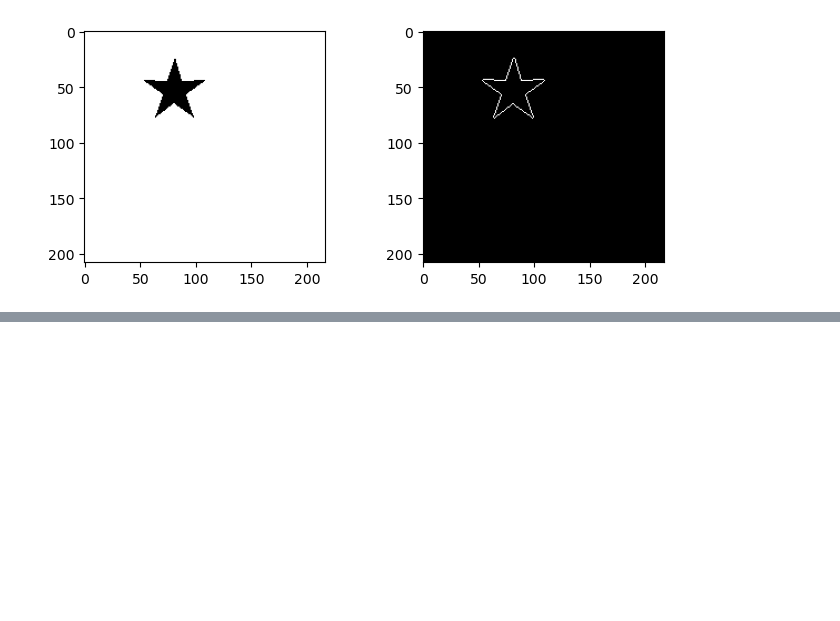
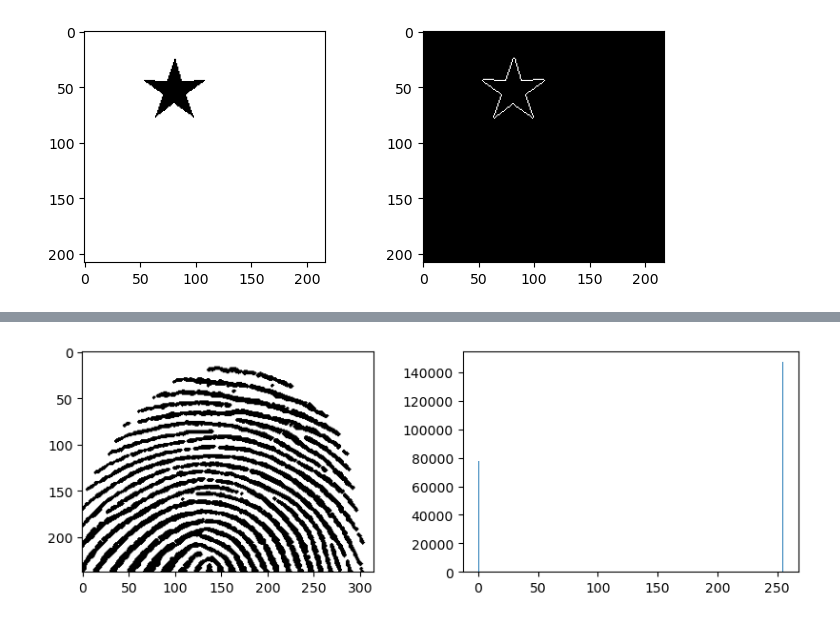
Before and after one commit to palladine/edu_misc, a Jupyter notebook: ml/223/task223.ipynb, the cells around one changed output, grey strips where cells are left out. Drawn from its saved outputs; the diff is of its cells as text; code cells hidden in the pictures; blank space fills up the shorter version.

```diff
--- a/ml/223/task223.ipynb
+++ b/ml/223/task223.ipynb
@@ -187,0 +188,13 @@ plt.show()
+# %%
+res_img = act_func2(img_F, 3, 'ellipse', 'dilate')
+res_img = act_func2(res_img, 3, 'ellipse', 'erode')
+res_img = act_func2(res_img, 2, 'ellipse', 'erode')
+res_img = transform(trans_func, 0, res_img)
+plt.figure(figsize=(10, 3))
+plt.subplot(1, 2, 1)
+plt.imshow(res_img)
+plt.subplot(1, 2, 2)
+plt.hist(np.ravel(res_img), bins=256)
+plt.show()
+# %% [output]
+[figure, added]
```
Also changed, not shown: parts of 2 cells of this notebook, 1 other file.
